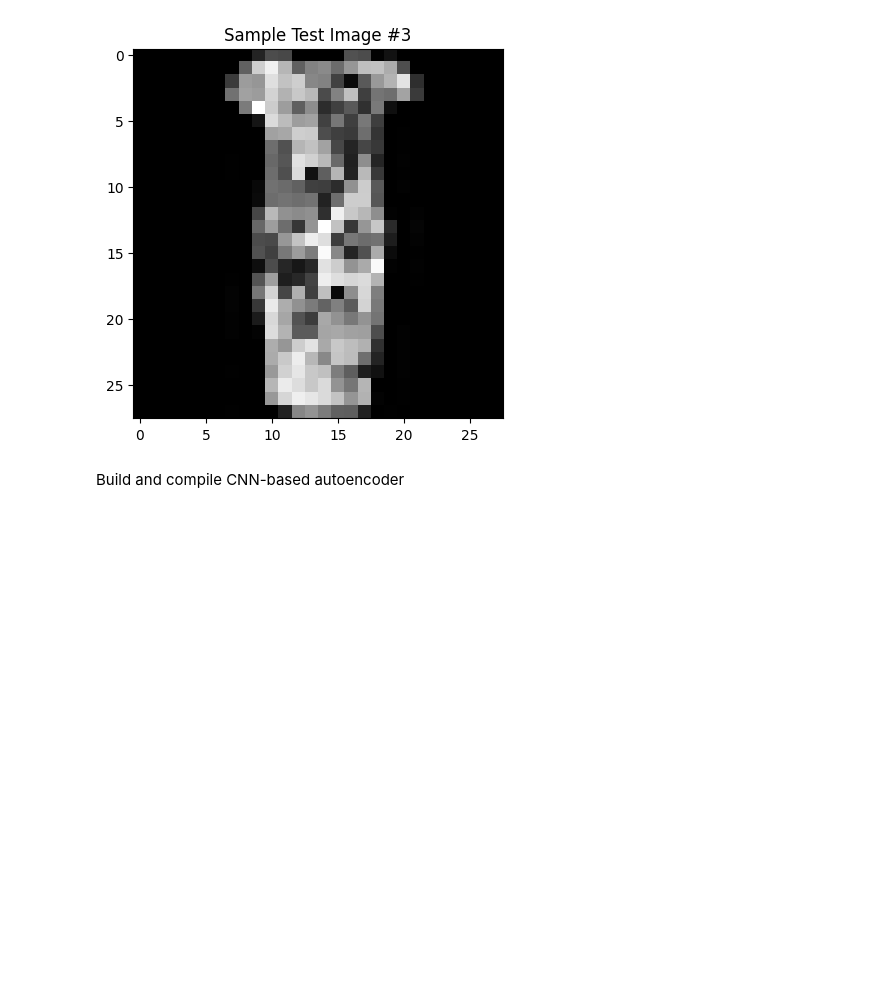
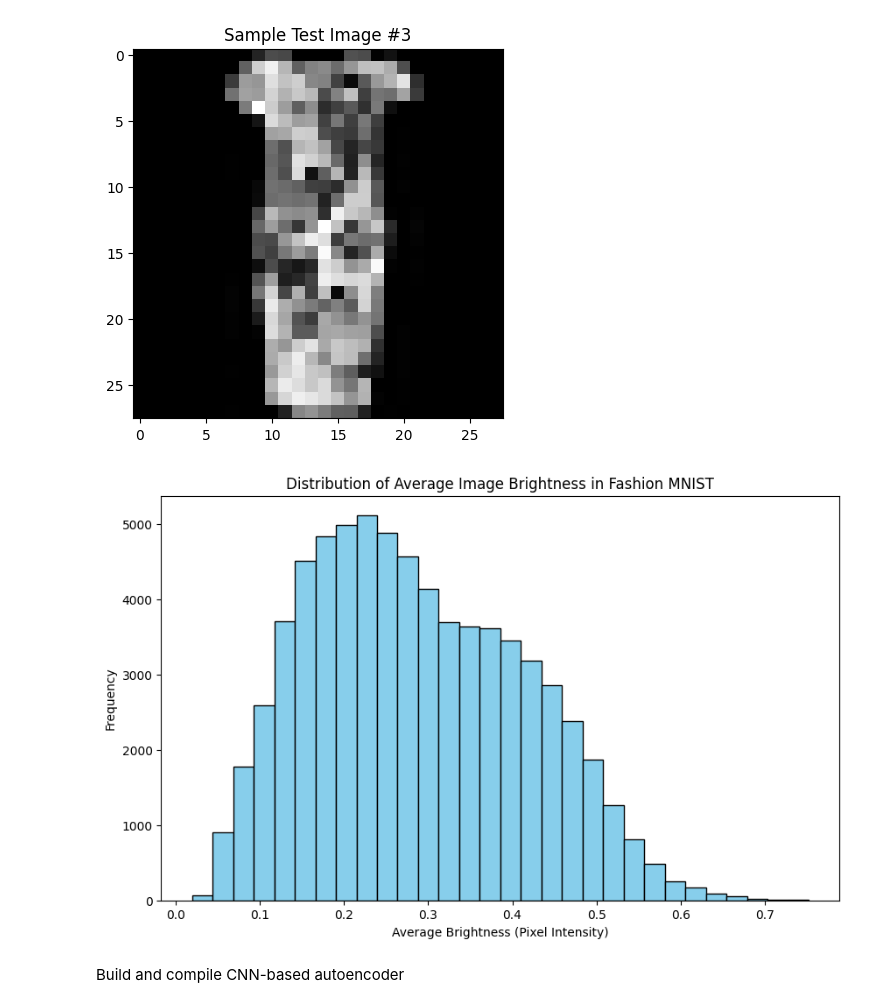
Before and after one commit to laurenwisniewski/DS4002-Project-3, a Jupyter notebook: DS_Project_3.ipynb, the cells around one changed output. Saved outputs shown, nothing was run; the diff lists cells and outputs as text; code cells hidden in the pictures; blank space fills up the shorter version.

Commit message:
Adding histogram of average brightness EDA

```diff
--- a/DS_Project_3.ipynb
+++ b/DS_Project_3.ipynb
@@ -91,6 +91,21 @@ plt.title('Sample Test Image #3')
 # %% [output]
 Text(0.5, 1.0, 'Sample Test Image #3')
 [figure]
+# %%
+images = np.concatenate((x_train, x_test), axis=0)
+
+# Calculate average brightness for each image
+average_brightness = images.mean(axis=(1, 2))  # Mean brightness per image (across height and width)
+
+# Plot the distribution of average brightness
+plt.figure(figsize=(10, 6))
+plt.hist(average_brightness, bins=30, color='skyblue', edgecolor='black')
+plt.title("Distribution of Average Image Brightness in Fashion MNIST")
+plt.xlabel("Average Brightness (Pixel Intensity)")
+plt.ylabel("Frequency")
+plt.show()
+# %% [output]
+[figure, added]
 # %% [markdown]
 Build and compile CNN-based autoencoder
 # %%
```
